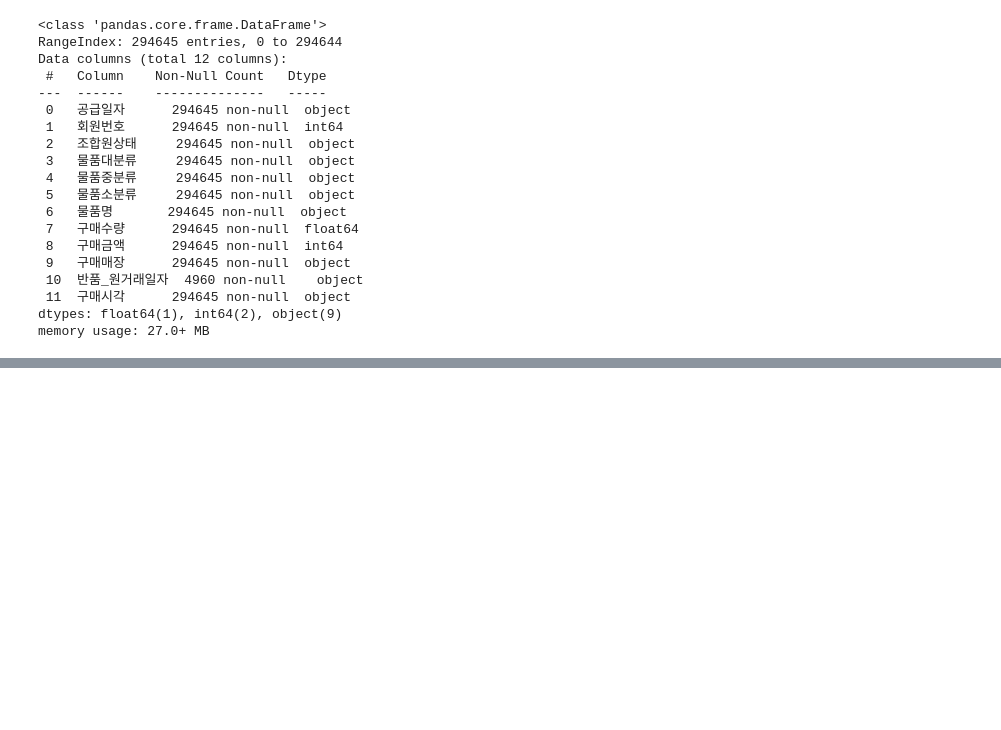
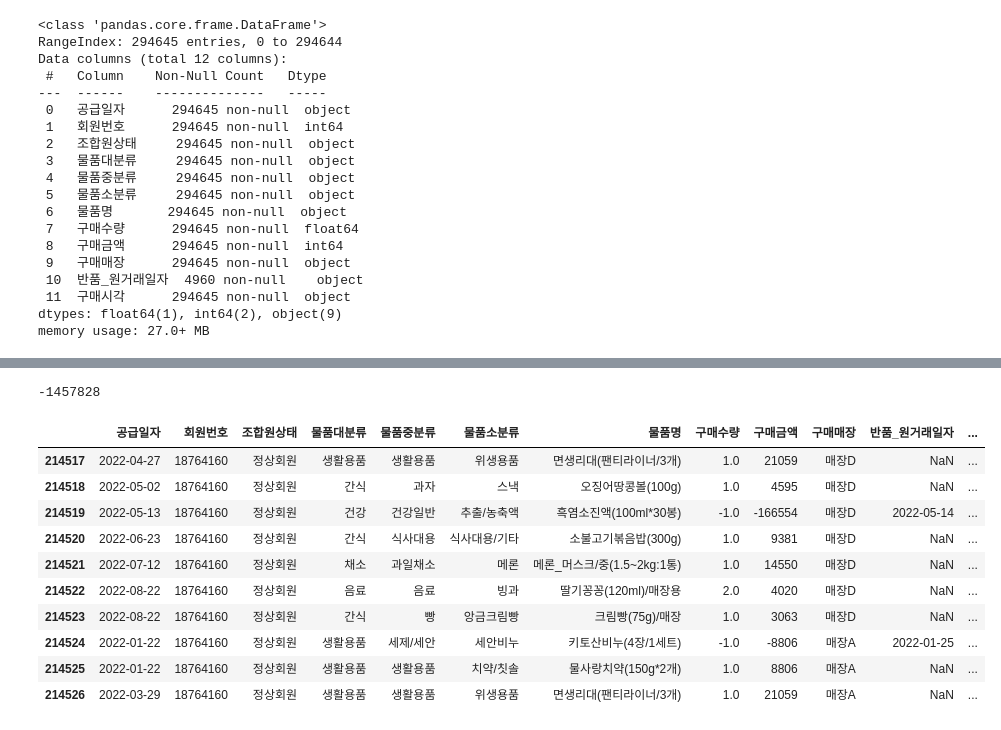
Before and after one commit to raneeKim/SW_CAMP, a Jupyter notebook: ML_Project/자료확인.ipynb, the cells around one changed output, grey strips where cells are left out. Cells and saved outputs as stored; diff of their text form; code cells hidden in the pictures; blank space fills up the shorter version.

```diff
--- a/ML_Project/자료확인.ipynb
+++ b/ML_Project/자료확인.ipynb
@@ -5,3 +13,11 @@ member_df = pd.read_csv(r'C:\Users\UserK\Desktop\Ranee\SW_CAMP\One_Market_Data\m
+# %%
+#
+path = r'C:\Users\MSI\Desktop\study\Data\One_Market_Data'
+member_df = pd.read_csv(path+'\member_data.csv')
+df1 = pd.read_csv(path+'\product_data_001.csv')
+df2 = pd.read_csv(path+'\product_data_002.csv')
+df3 = pd.read_csv(path+'\product_data_003.csv')
+df4 = pd.read_csv(path+'\product_data_004.csv')
 # %%
 print(member_df.shape)
 member_df.info()
@@ -78,3 +88,3 @@ df4 = pd.read_csv(r'C:\Users\UserK\Desktop\Ranee\SW_CAMP\One_Market_Data\product
 # %%
-pd_df = pd.concat([df1, df2, df3,df4], ignore_index=True)
+product_df = pd.concat([df1, df2, df3,df4], ignore_index=True)
 # %%
@@ -116 +136,2 @@ See the caveats in the documentation: https://pandas.pydata.org/pandas-docs/stab
 # %%
+onemarket_df = pd.merge(product_df,member_df,on='회원번호')
@@ -128,0 +159,3 @@ memory usage: 9.0+ MB
+# %%
+onemarket_df = onemarket_df.drop(columns='조합원상태_y')
+onemarket_df = onemarket_df.rename(columns={'조합원상태_x':'조합원상태'})
@@ -128,0 +230,18 @@ memory usage: 9.0+ MB
+# %%
+pv1_sum.loc[pv1['구매금액']<0]['구매금액'].sum()
+# %% [output]
+-1457828
+# %%
+onemarket_df.loc[onemarket_df['회원번호']==18764160]
+# %% [output]
+|  | 공급일자 | 회원번호 | 조합원상태 | 물품대분류 | 물품중분류 | 물품소분류 | 물품명 | 구매수량 | 구매금액 | 구매매장 | 반품_원거래일자 | ... |
+| 214517 | 2022-04-27 | 18764160 | 정상회원 | 생활용품 | 생활용품 | 위생용품 | 면생리대(팬티라이너/3개) | 1.0 | 21059 | 매장D | NaN | ... |
+| 214518 | 2022-05-02 | 18764160 | 정상회원 | 간식 | 과자 | 스낵 | 오징어땅콩볼(100g) | 1.0 | 4595 | 매장D | NaN | ... |
+| 214519 | 2022-05-13 | 18764160 | 정상회원 | 건강 | 건강일반 | 추출/농축액 | 흑염소진액(100ml*30봉) | -1.0 | -166554 | 매장D | 2022-05-14 | ... |
+| 214520 | 2022-06-23 | 18764160 | 정상회원 | 간식 | 식사대용 | 식사대용/기타 | 소불고기볶음밥(300g) | 1.0 | 9381 | 매장D | NaN | ... |
+| 214521 | 2022-07-12 | 18764160 | 정상회원 | 채소 | 과일채소 | 메론 | 메론_머스크/중(1.5~2kg:1통) | 1.0 | 14550 | 매장D | NaN | ... |
+| 214522 | 2022-08-22 | 18764160 | 정상회원 | 음료 | 음료 | 빙과 | 딸기꽁꽁(120ml)/매장용 | 2.0 | 4020 | 매장D | NaN | ... |
+| 214523 | 2022-08-22 | 18764160 | 정상회원 | 간식 | 빵 | 앙금크림빵 | 크림빵(75g)/매장 | 1.0 | 3063 | 매장D | NaN | ... |
+| 214524 | 2022-01-22 | 18764160 | 정상회원 | 생활용품 | 세제/세안 | 세안비누 | 키토산비누(4장/1세트) | -1.0 | -8806 | 매장A | 2022-01-25 | ... |
+| 214525 | 2022-01-22 | 18764160 | 정상회원 | 생활용품 | 생활용품 | 치약/칫솔 | 물사랑치약(150g*2개) | 1.0 | 8806 | 매장A | NaN | ... |
+| 214526 | 2022-03-29 | 18764160 | 정상회원 | 생활용품 | 생활용품 | 위생용품 | 면생리대(팬티라이너/3개) | 1.0 | 21059 | 매장A | NaN | ... |
```
Also changed, not shown: parts of 17 cells of this notebook, 16 other files.
